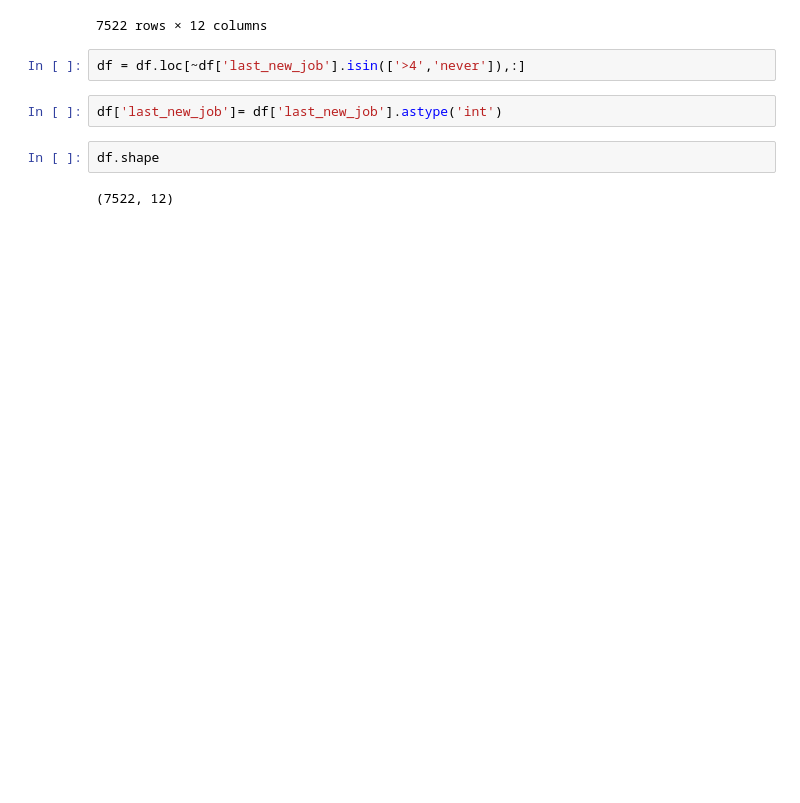
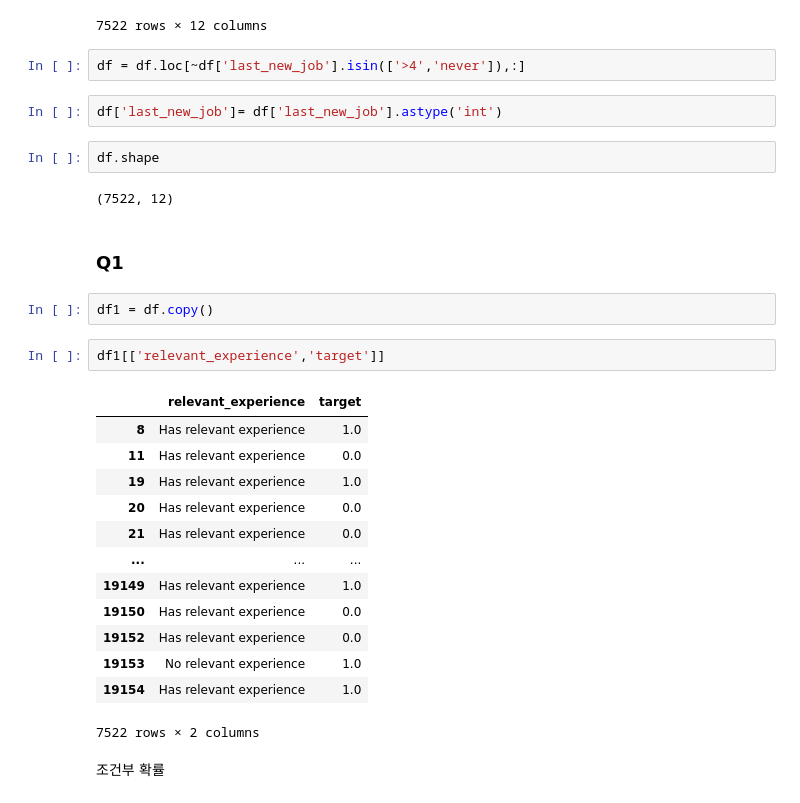
Before and after one commit to smjune/ipynb, a Jupyter notebook: dessa/dessa6_edu.ipynb, the cells around one changed output. Cells and saved outputs as stored; diff of their text form; blank space fills up the shorter version.

```diff
--- a/dessa/dessa6_edu.ipynb
+++ b/dessa/dessa6_edu.ipynb
@@ -126,3 +126,25 @@ df['last_new_job']= df['last_new_job'].astype('int')
 df.shape
 # %% [output]
 (7522, 12)
+# %% [markdown]
+### Q1
+# %%
+df1 = df.copy()
+# %%
+df1[['relevant_experience','target']]
+# %% [output]
+|  | relevant_experience | target |
+| 8 | Has relevant experience | 1.0 |
+| 11 | Has relevant experience | 0.0 |
+| 19 | Has relevant experience | 1.0 |
+| 20 | Has relevant experience | 0.0 |
+| 21 | Has relevant experience | 0.0 |
+| ... | ... | ... |
+| 19149 | Has relevant experience | 1.0 |
+| 19150 | Has relevant experience | 0.0 |
+| 19152 | Has relevant experience | 0.0 |
+| 19153 | No relevant experience | 1.0 |
+| 19154 | Has relevant experience | 1.0 |
+7522 rows × 2 columns
+# %% [markdown]
+조건부 확률
```
Also changed, not shown: parts of 29 cells of this notebook, 1 other file.
